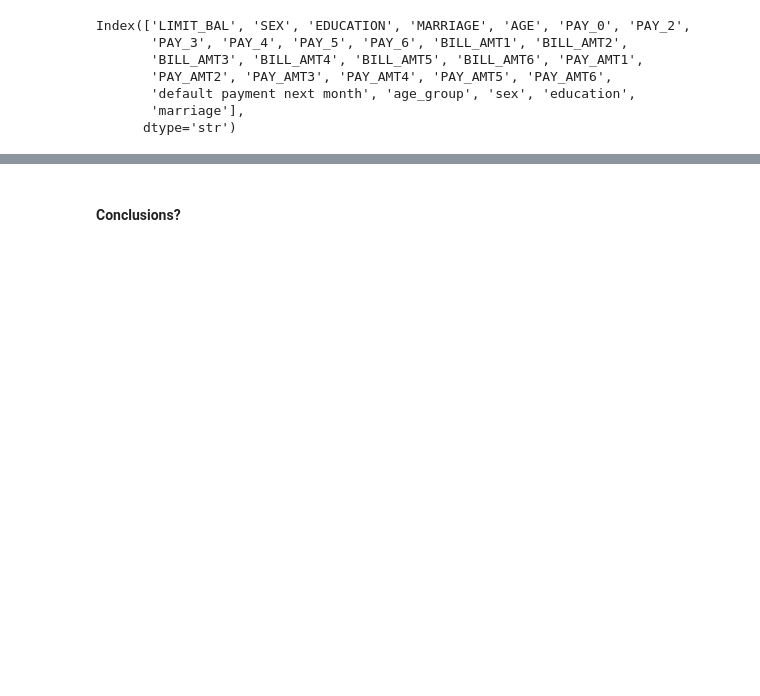
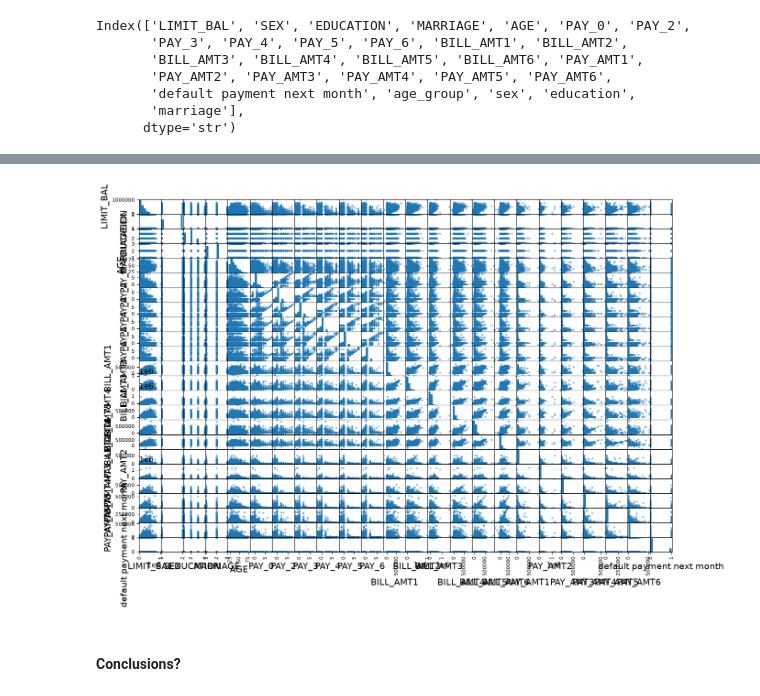
Before and after one commit to dg1223/UofT-SCS-3253-095-Machine-Learning, a Jupyter notebook: assignments/W3_Alavi_alavish1.ipynb, the cells around one changed output, grey strips where cells are left out. Drawn from its saved outputs; the diff is of its cells as text; code cells hidden in the pictures; blank space fills up the shorter version.

```diff
--- a/assignments/W3_Alavi_alavish1.ipynb
+++ b/assignments/W3_Alavi_alavish1.ipynb
@@ -195,3 +203,8 @@ Index(['LIMIT_BAL', 'SEX', 'EDUCATION', 'MARRIAGE', 'AGE', 'PAY_0', 'PAY_2',
+# %%
+scatter_matrix(cc_original, figsize=(15, 10))
+plt.show()
+# %% [output]
+[figure, added]
 # %% [markdown]
 #### Conclusions?
 # %% [markdown]
```
Also changed, not shown: parts of 1 cell of this notebook.
